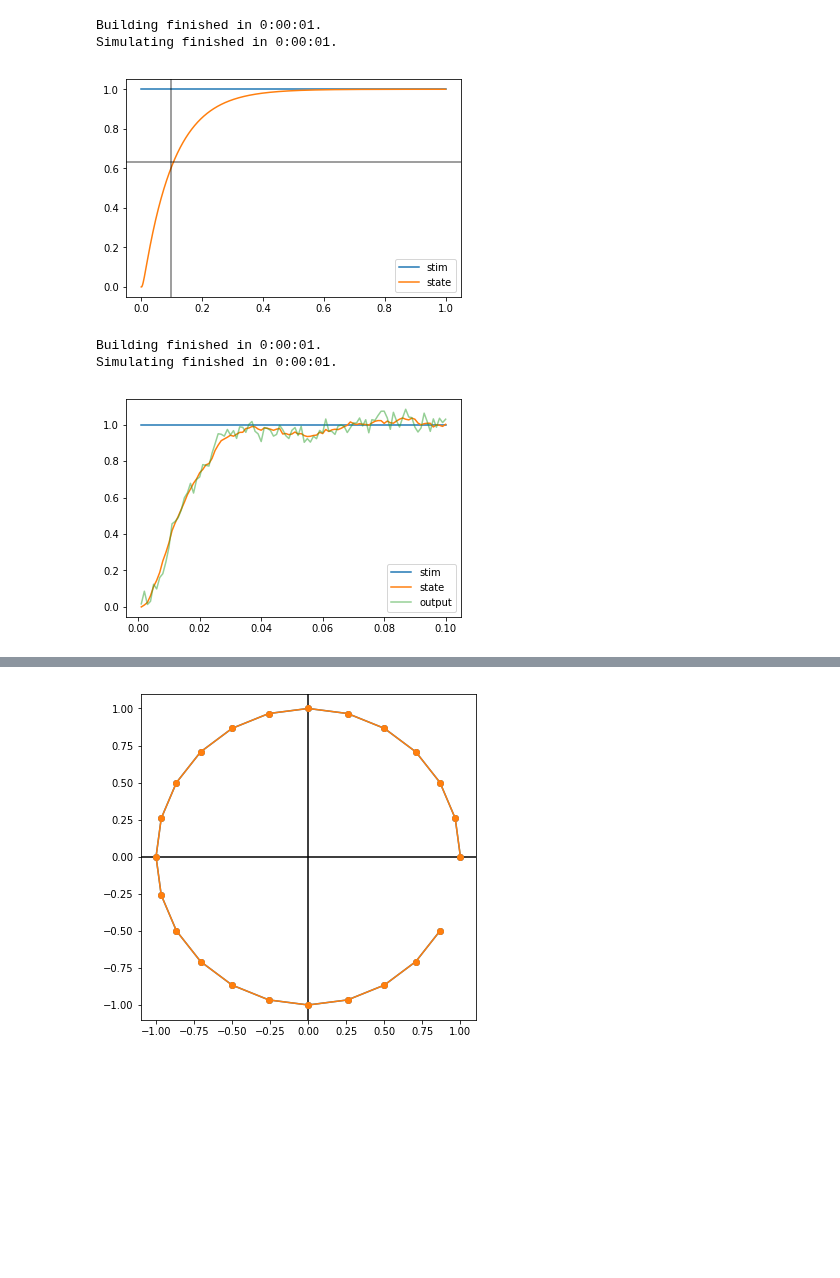
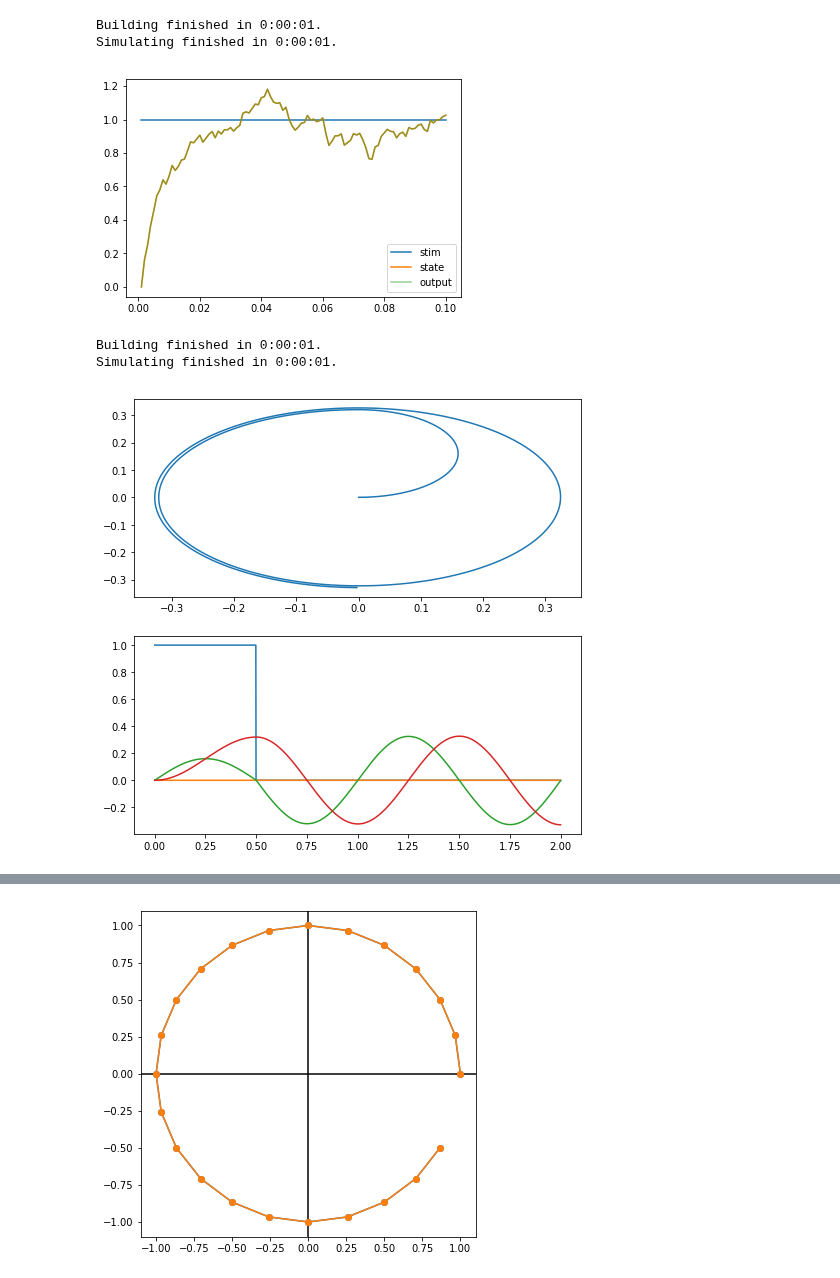
Before and after one commit to samfok/kalman, a Jupyter notebook: test_lds.ipynb, the cells around one changed output, grey strips where cells are left out. Drawn from its saved outputs; the diff is of its cells as text; code cells hidden in the pictures; blank space fills up the shorter version.

```diff
--- a/test_lds.ipynb
+++ b/test_lds.ipynb
@@ -55,72 +92,78 @@ test_ldsnet_noise_implementation()
 <matplotlib.figure.Figure at 0x...>
 <matplotlib.figure.Figure at 0x...>
 # %%
-def test_ldsnet_1d():
-    """Test LDSNet correctness
+def test_ldsnet_1d_noisy():
+    """Test a low-pass filter with constant input"""
+    SIM_TIME = 0.1
+    SYS_TAU = 0.01
 
-    tau xdot = -x + u
-    """
-    SIM_TIME = 1.
-    TAU = 0.1
-    A = np.array([[-1/TAU]])
-    B = np.array([[1/TAU]])
+    dt = 0.001
+    A = np.array([[-1/SYS_TAU]])
+    B = np.array([[1/SYS_TAU]])
     C = np.array([[1]])
+    Q = np.array([[1]])
+    R = np.array([[0]])
+
     model = nengo.Network()
     with model:
         stim = nengo.Node([1])
-        lds_net = LDSNet(A, B, C)
-
-        nengo.Connection(stim, lds_net.input)
-
+        lds_net = LDSNet(A, B, C, Q=Q, R=R, dt=dt)
+        nengo.Connection(stim, lds_net.input, synapse=None)
         stim_probe = nengo.Probe(stim)
         lds_probe = nengo.Probe(lds_net.state)
+        out_probe = nengo.Probe(lds_net.output)
 
-    sim = nengo.Simulator(model, dt=0.001)
+    sim = nengo.Simulator(model, dt=dt)
     sim.run(SIM_TIME)
 
     plt.plot(sim.trange(), sim.data[stim_probe], label="stim")
     plt.plot(sim.trange(), sim.data[lds_probe], label="state")
-    plt.axvline(TAU, color='k', alpha=0.5)
-    plt.axhline(1-np.exp(-1), color="k", alpha=0.5)
+    plt.plot(sim.trange(), sim.data[out_probe], alpha=0.5, label="output")
     plt.legend(loc="lower right")
     plt.show()
-test_ldsnet_1d()
+test_ldsnet_1d_noisy()
 # %% [output]
 Building finished in 0:00:01.
 Simulating finished in 0:00:01.
-[figure, old version]
+[figure, new version]
 # %%
-def test_ldsnet_1d_noisy():
-    """Test a low-pass filter with constant input"""
-    SIM_TIME = 0.1
-    TAU = 0.01
+def test_stim(t, stop_time):
+    if t < stop_time:
+        return [1, 0]
+    else:
+        return [0, 0]
 
-    dt = 0.001
-    A = np.array([[-1/TAU]])
-    B = np.array([[1/TAU]])
-    C = np.array([[1]])
-    Q = np.array([[0.1/dt]])
-    R = np.array([[0.001]])
+def test_ldsnet_2d():
+    """Test LDSNet correctness
+
+    tau xdot = -x + u
+    """
+    SIM_TIME = 2.
+    STIM_TIME = 0.5
+    THETA = np.pi/2
+    A = 2*np.pi*np.array([[0, -1], [1, 0]])
+    B = np.eye(2)
+    C = np.eye(2)
 
     model = nengo.Network()
     with model:
-        stim = nengo.Node([1])
-        lds_net = LDSNet(A, B, C, Q=Q, R=R)
+        stim = nengo.Node(lambda t: test_stim(t, STIM_TIME))
+        lds_net = LDSNet(A, B, C)
         nengo.Connection(stim, lds_net.input, synapse=None)
+
         stim_probe = nengo.Probe(stim)
         lds_probe = nengo.Probe(lds_net.state)
-        out_probe = nengo.Probe(lds_net.output)
 
-    sim = nengo.Simulator(model, dt=dt)
+    sim = nengo.Simulator(model, dt=0.001)
     sim.run(SIM_TIME)
 
-    plt.plot(sim.trange(), sim.data[stim_probe], label="stim")
-    plt.plot(sim.trange(), sim.data[lds_probe], label="state")
-    plt.plot(sim.trange(), sim.data[out_probe], alpha=0.5, label="output")
-    plt.legend(loc="lower right")
+    fig, axs = plt.subplots(nrows=2, figsize=(8, 8))
+    axs[0].plot(sim.data[lds_probe][:, 0], sim.data[lds_probe][:, 1])
+    axs[1].plot(sim.trange(), sim.data[stim_probe], label="stim")
+    axs[1].plot(sim.trange(), sim.data[lds_probe], label="state")
     plt.show()
-test_ldsnet_1d_noisy()
+test_ldsnet_2d()
 # %% [output]
 Building finished in 0:00:01.
 Simulating finished in 0:00:01.
-[figure, old version]
+[figure, new version]
```
Also changed, not shown: parts of 9 cells of this notebook, 5 other files.
